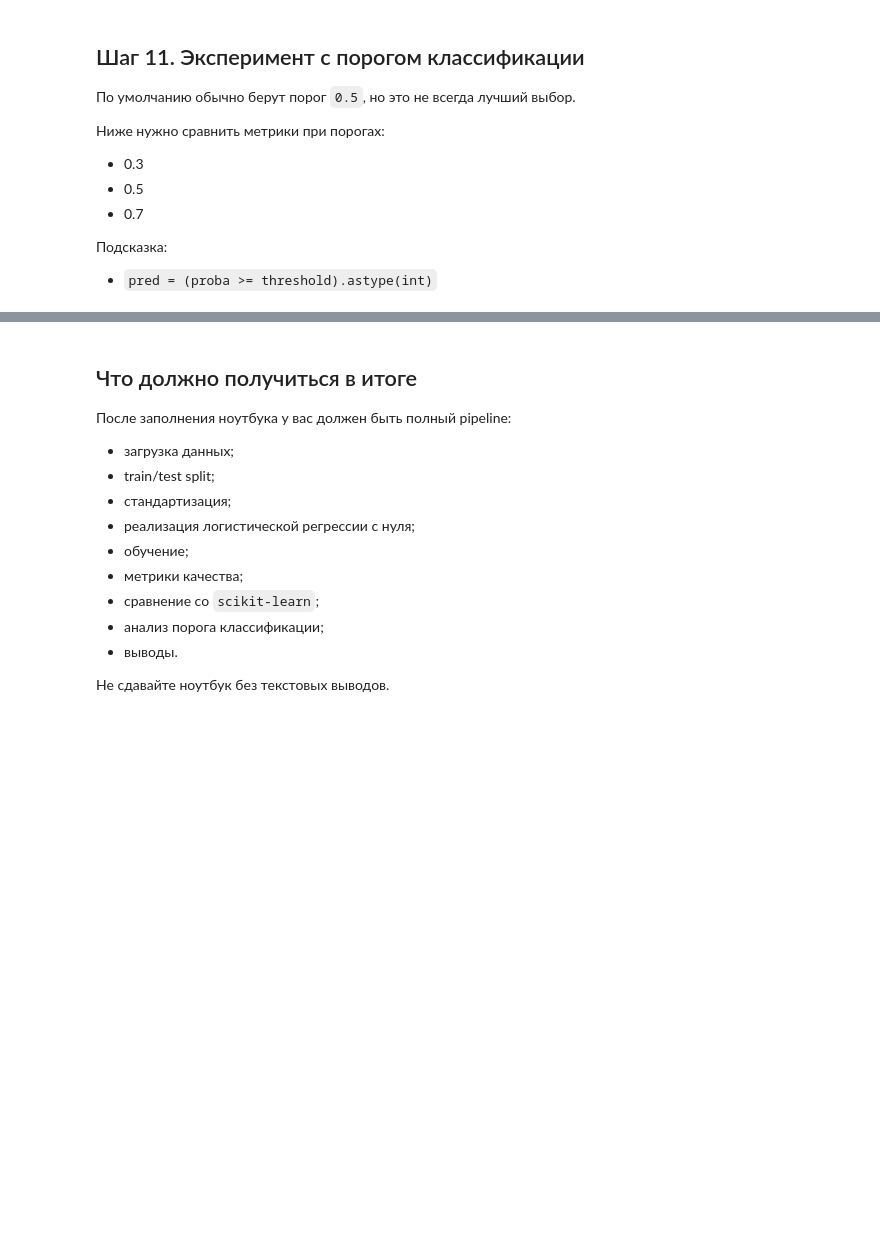
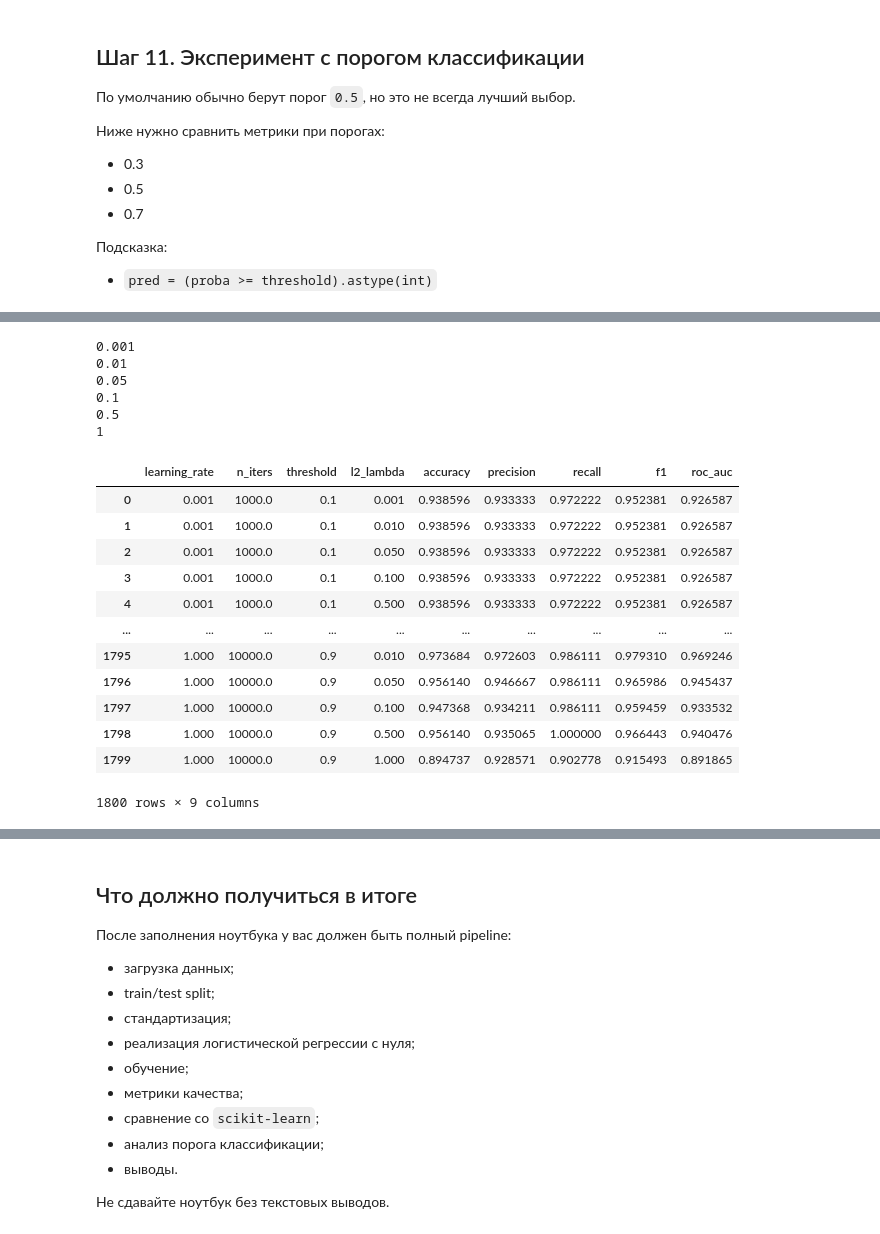
Before and after one commit to Xivalor/ml-course-homeworks, a Jupyter notebook: hw05_log_reg/logreg_practice_student.ipynb, the cells around one changed output, grey strips where cells are left out. Cells and saved outputs as stored; diff of their text form; code cells hidden in the pictures; blank space fills up the shorter version.

```diff
--- a/hw05_log_reg/logreg_practice_student.ipynb
+++ b/hw05_log_reg/logreg_practice_student.ipynb
@@ -494,13 +521,13 @@ rows = []
 
 for threshold in thresholds:
     # YOUR CODE HERE
-    pred_thr = ...
+    pred_thr = my_model.predict(X_test_scaled, threshold)
     rows.append({
         "threshold": threshold,
-        "accuracy": ...,
-        "precision": ...,
-        "recall": ...,
-        "f1": ...,
+        "accuracy": accuracy_score(y_test, pred_thr),
+        "precision": precision_score(y_test, pred_thr),
+        "recall": recall_score(y_test, pred_thr),
+        "f1": f1_score(y_test, pred_thr),
     })
 
 pd.DataFrame(rows).round(4)
@@ -532,0 +593,53 @@ pd.DataFrame(rows).round(4)
+# %%
+learning_rates = [0.001, 0.01, 0.05, 0.1, 0.5, 1]
+ns_iters = [i for i in range(1000, 10001, 1000)]
+thresholds = [0.1, 0.3, 0.5, 0.7, 0.9]
+l2_lambdas = [0.001, 0.01, 0.05, 0.1, 0.5, 1]
+
+result = pd.DataFrame(columns=["learning_rate", "n_iters", "threshold", "l2_lambda", "accuracy", "precision", "recall", "f1", "roc_auc"])
+
+for learning_rate in learning_rates:
+    for n_iters in ns_iters:
+        for threshold in thresholds:
+            for l2_lambda in l2_lambdas:
+
+                row = [learning_rate, n_iters, threshold, l2_lambda]
+
+                test_model = MyLogisticRegressionGD(learning_rate, n_iters, threshold, l2_lambda)
+                test_model.fit(X_train_scaled, y_train.values)
+                pred_test = test_model.predict(X_test_scaled)
+
+                metrics = {
+                    "accuracy": accuracy_score(y_test, pred_test),
+                    "precision": precision_score(y_test, pred_test),
+                    "recall": recall_score(y_test, pred_test),
+                    "f1": f1_score(y_test, pred_test),
+                    "roc_auc": roc_auc_score(y_test, pred_test),
+                }
+
+                row.extend(list(metrics.values()))
+
+                result.loc[len(result)] = row
+
+                # display(result)
+display(result)
+# %% [output]
+0.001
+0.01
+0.05
+0.1
+0.5
+1
+|  | learning_rate | n_iters | threshold | l2_lambda | accuracy | precision | recall | f1 | roc_auc |
+| 0 | 0.001 | 1000.0 | 0.1 | 0.001 | 0.938596 | 0.933333 | 0.972222 | 0.952381 | 0.926587 |
+| 1 | 0.001 | 1000.0 | 0.1 | 0.010 | 0.938596 | 0.933333 | 0.972222 | 0.952381 | 0.926587 |
+| 2 | 0.001 | 1000.0 | 0.1 | 0.050 | 0.938596 | 0.933333 | 0.972222 | 0.952381 | 0.926587 |
+| 3 | 0.001 | 1000.0 | 0.1 | 0.100 | 0.938596 | 0.933333 | 0.972222 | 0.952381 | 0.926587 |
+| 4 | 0.001 | 1000.0 | 0.1 | 0.500 | 0.938596 | 0.933333 | 0.972222 | 0.952381 | 0.926587 |
+| ... | ... | ... | ... | ... | ... | ... | ... | ... | ... |
+| 1795 | 1.000 | 10000.0 | 0.9 | 0.010 | 0.973684 | 0.972603 | 0.986111 | 0.979310 | 0.969246 |
+| 1796 | 1.000 | 10000.0 | 0.9 | 0.050 | 0.956140 | 0.946667 | 0.986111 | 0.965986 | 0.945437 |
+| 1797 | 1.000 | 10000.0 | 0.9 | 0.100 | 0.947368 | 0.934211 | 0.986111 | 0.959459 | 0.933532 |
+| 1798 | 1.000 | 10000.0 | 0.9 | 0.500 | 0.956140 | 0.935065 | 1.000000 | 0.966443 | 0.940476 |
+| 1799 | 1.000 | 10000.0 | 0.9 | 1.000 | 0.894737 | 0.928571 | 0.902778 | 0.915493 | 0.891865 |
+1800 rows × 9 columns
```
Also changed, not shown: parts of 11 cells of this notebook.
